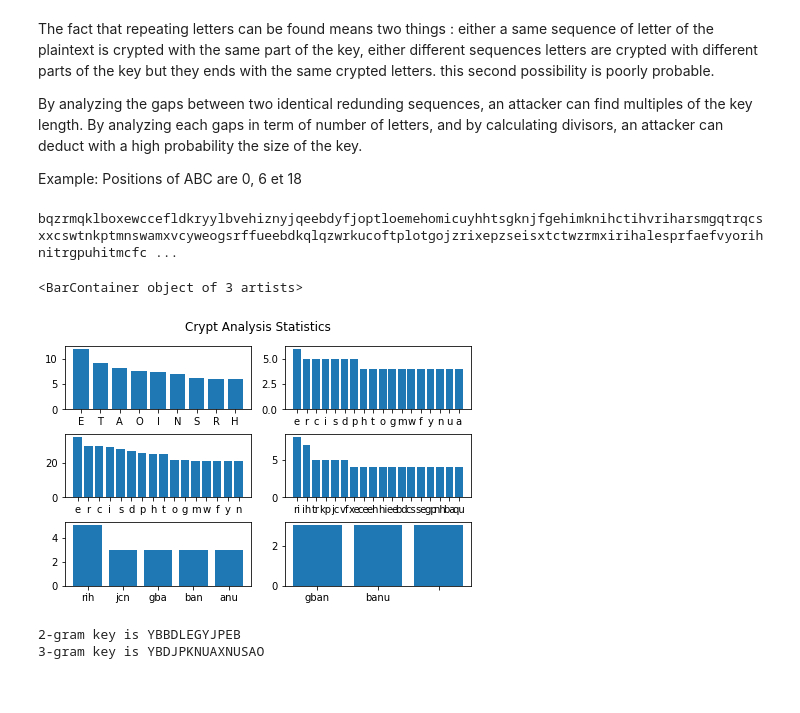
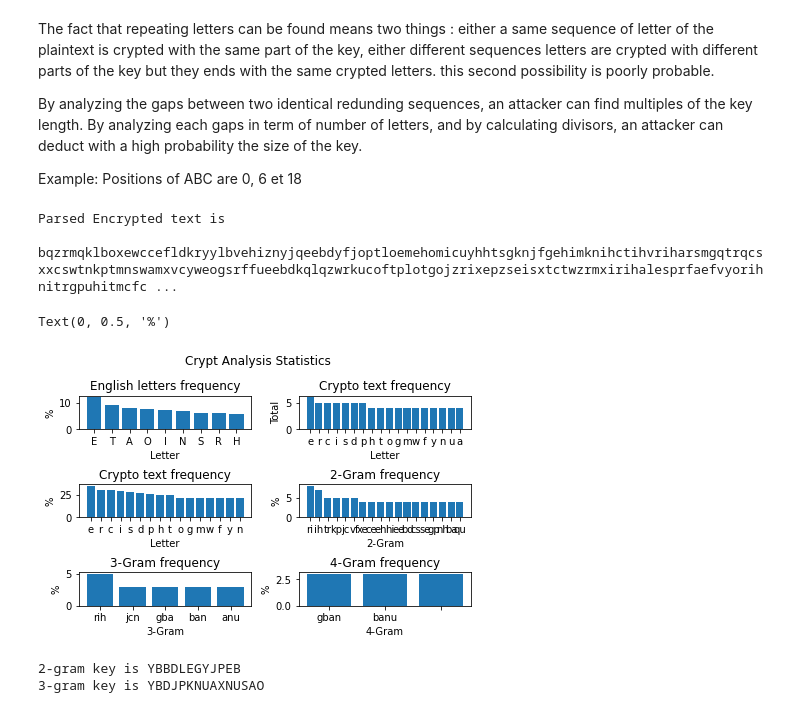
Before and after one commit to asahicantu/uis, a Jupyter notebook: DAT510-NetworkSecurity/Assignments/Assignment_1/Part1.ipynb, the cells around one changed output. Drawn from its saved outputs; the diff is of its cells as text; code cells hidden in the pictures.

```diff
--- a/DAT510-NetworkSecurity/Assignments/Assignment_1/Part1.ipynb
+++ b/DAT510-NetworkSecurity/Assignments/Assignment_1/Part1.ipynb
@@ -163,22 +166,8 @@ FPXEAR IMLPZW EHQGMG WSEIXE GQKPRM XIBFWL IPCHYM OTNXYV FFDCEE YHASBA TEXCJZ
 VTSGBA NUDYAP IUGTLD WLKVRI HWACZG PTRYCE VNQCUP AOSPEU KPCSNG RIHLRI KUMGFC
 YTDQES DAHCKP BDUJPX KPYMBD IWDQEF WSEVKT CDDWLI NEPZSE OPYIW'''
 cryptoText = removeSpecialChars(cryptoText)
+print("Parsed Encrypted text is\n")
 print(cryptoText)
-word_freq = getWordFreq(cryptoText,threshold_freq=3)
-ngrams_1 = findNgrams(cryptoText,1,threshold_freq=20)
-ngrams_2 = findNgrams(cryptoText,2,threshold_freq=3)
-ngrams_3 = findNgrams(cryptoText,3,threshold_freq=2)
-ngrams_4 = findNgrams(cryptoText,4,2)
-
-fig, axs = plt.subplots(3, 2,constrained_layout=True)
-fig.suptitle('Crypt Analysis Statistics')
-eng_word_freq = {'E':12.02,'T':9.10,'A':8.12,'O':7.68,'I':7.31,'N':6.95,'S':6.28,'R':6.02,'H':5.92,'D':4.32,'L':3.98,'U':2.88,'C':2.71,'M':2.61,'F':2.30,'Y':2.11,'W':2.09,'G':2.03,'P':1.82,'B':1.49,'V':1.11,'K':0.69,'X':0.17,'Q':0.11,'J':0.10,'Z':0.07}
-eng_word_freq = remove_dict_vals(eng_word_freq, 5)
-
-axs[0,0].bar(eng_word_freq.keys(), eng_word_freq.values())
-axs[0,1].bar(word_freq.keys(),  word_freq.values())
-axs[1,0].bar(ngrams_1.keys(),   ngrams_1.values())
-axs[1,1].bar(ngrams_2.keys(),   ngrams_2.values())
-axs[2,0].bar(ngrams_3.keys(),   ngrams_3.values())
-axs[2,1].bar(ngrams_4.keys(),   ngrams_4.values())
 # %% [output]
+Parsed Encrypted text is
+
@@ -186,5 +175,51 @@ bqzrmqklboxewccefldkryylbvehiznyjqeebdyfjoptloemehomicuyhhtsgknjfgehimknihctihvr
-<BarContainer object of 3 artists>
-[figure, removed]
+# %%
+word_freq = getWordFreq(cryptoText,threshold_freq=3)
+ngrams_1 = findNgrams(cryptoText,1,threshold_freq=20)
+ngrams_2 = findNgrams(cryptoText,2,threshold_freq=3)
+ngrams_3 = findNgrams(cryptoText,3,threshold_freq=2)
+ngrams_4 = findNgrams(cryptoText,4,2)
+
+fig, axs = plt.subplots(3, 2,constrained_layout=True)
+fig.suptitle('Crypt Analysis Statistics')
+eng_word_freq = {'E':12.02,'T':9.10,'A':8.12,'O':7.68,'I':7.31,'N':6.95,'S':6.28,'R':6.02,'H':5.92,'D':4.32,'L':3.98,'U':2.88,'C':2.71,'M':2.61,'F':2.30,'Y':2.11,'W':2.09,'G':2.03,'P':1.82,'B':1.49,'V':1.11,'K':0.69,'X':0.17,'Q':0.11,'J':0.10,'Z':0.07}
+eng_word_freq = remove_dict_vals(eng_word_freq, 5)
+
+
+axs[0,0].bar(eng_word_freq.keys(), eng_word_freq.values())
+axs[0,0].set_title("English letters frequency")
+axs[0,0].set_xlabel("Letter")
+axs[0,0].set_ylabel("%")
+
+axs[0,1].bar(word_freq.keys(),  word_freq.values())
+axs[0,1].set_title("Crypto text frequency")
+axs[0,1].set_xlabel("Letter")
+axs[0,1].set_ylabel("Total")
+
+axs[1,0].bar(ngrams_1.keys(),   ngrams_1.values())
+axs[1,0].set_title("Crypto text frequency")
+axs[1,0].set_xlabel("Letter")
+axs[1,0].set_ylabel("%")
+
+
+axs[1,1].bar(ngrams_2.keys(),   ngrams_2.values())
+axs[1,1].set_title("2-Gram frequency")
+axs[1,1].set_xlabel("2-Gram")
+axs[1,1].set_ylabel("%")
+
+
+axs[2,0].bar(ngrams_3.keys(),   ngrams_3.values())
+axs[2,0].set_title("3-Gram frequency")
+axs[2,0].set_xlabel("3-Gram")
+axs[2,0].set_ylabel("%")
+
+
+axs[2,1].bar(ngrams_4.keys(),   ngrams_4.values())
+axs[2,1].set_title("4-Gram frequency")
+axs[2,1].set_xlabel("4-Gram")
+axs[2,1].set_ylabel("%")
+# %% [output]
+Text(0, 0.5, '%')
+[figure, added]
 # %%
 english_2gram = 'thheineranre'
 crypted_2gram = 'riihtrkpjcvf'
```
Also changed, not shown: parts of 20 cells of this notebook, 39 other files.
